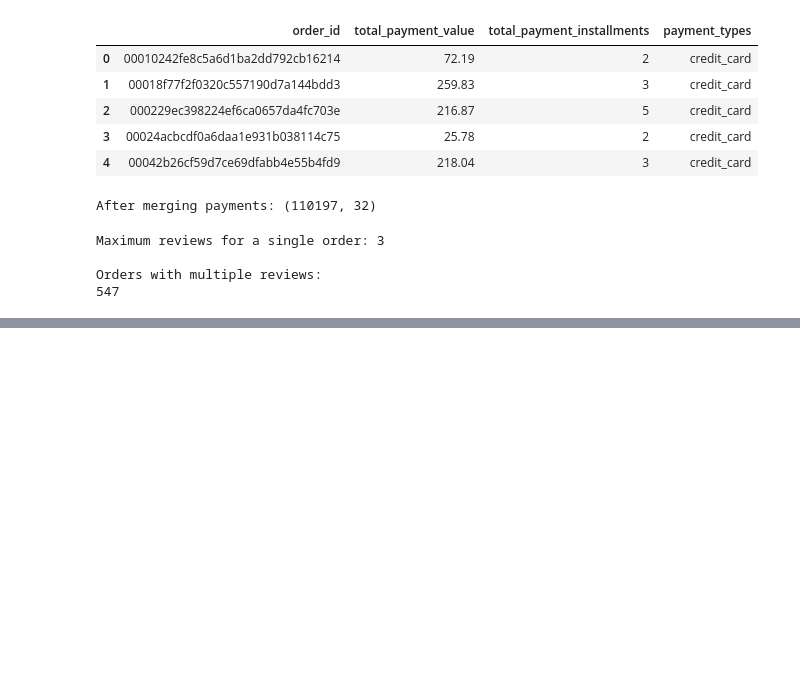
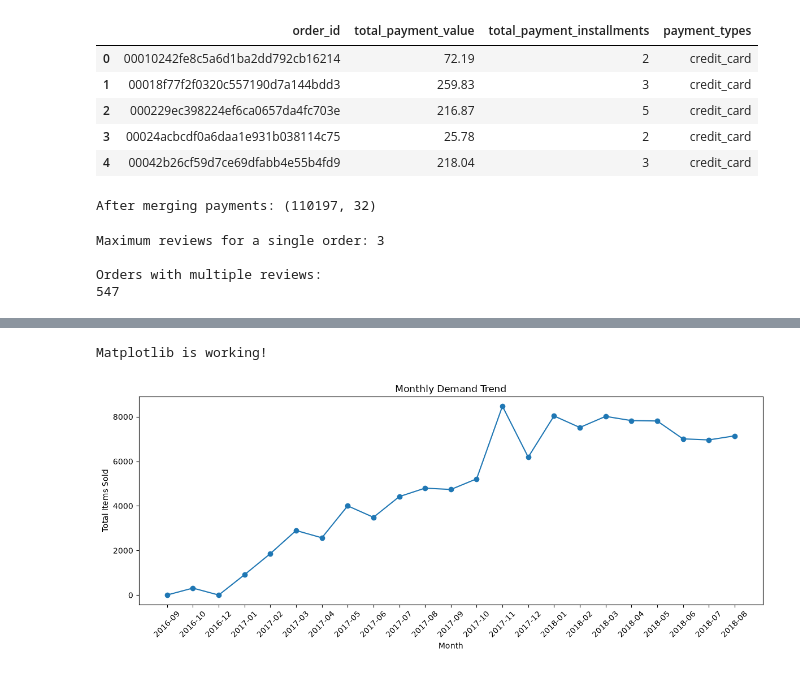
Before and after one commit to abhisarthak/AI-Driven-Circular-Supply-Chain-Optimization, a Jupyter notebook: notebooks/02_data_preprocessing.ipynb, the cells around one changed output, grey strips where cells are left out. Cells and saved outputs as stored; diff of their text form; code cells hidden in the pictures; blank space fills up the shorter version.

```diff
--- a/notebooks/02_data_preprocessing.ipynb
+++ b/notebooks/02_data_preprocessing.ipynb
@@ -496,0 +671,11 @@ Orders with multiple reviews:
+# %%
+master_df["product_volume_cm3"] = (
+    master_df["product_length_cm"]
+    * master_df["product_height_cm"]
+    * master_df["product_width_cm"]
+)
+# %%
+master_df["freight_ratio"] = (
+    master_df["freight_value"]
+    / master_df["price"]
+)
@@ -496,0 +743,14 @@ Orders with multiple reviews:
+# %%
+monthly_demand = (
+    master_df
+    .groupby("year_month")
+    .agg(
+        total_items=("order_item_id", "count"),
+        unique_orders=("order_id", "nunique"),
+        total_revenue=("price", "sum"),
+        total_freight=("freight_value", "sum")
+    )
+    .reset_index()
+)
+
+monthly_demand.head(10)
@@ -496,0 +781,27 @@ Orders with multiple reviews:
+# %%
+import matplotlib.pyplot as plt
+
+print("Matplotlib is working!")
+# %% [output]
+Matplotlib is working!
+# %%
+import matplotlib.pyplot as plt
+
+plt.figure(figsize=(12, 5))
+
+plt.plot(
+    monthly_demand["year_month"],
+    monthly_demand["total_items"],
+    marker="o"
+)
+
+plt.xticks(rotation=45)
+
+plt.title("Monthly Demand Trend")
+plt.xlabel("Month")
+plt.ylabel("Total Items Sold")
+
+plt.tight_layout()
+plt.show()
+# %% [output]
+[figure, added]
```
Also changed, not shown: parts of 22 cells of this notebook, 2 other files.
